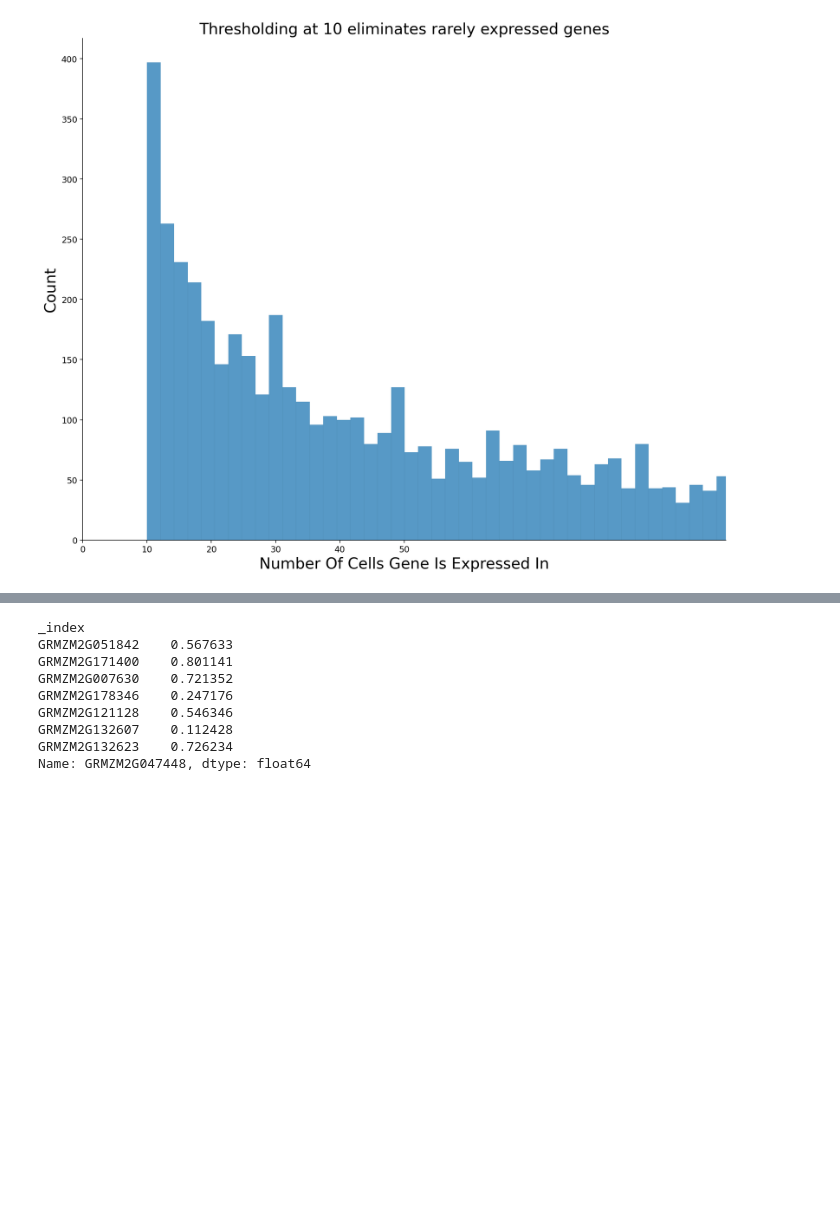
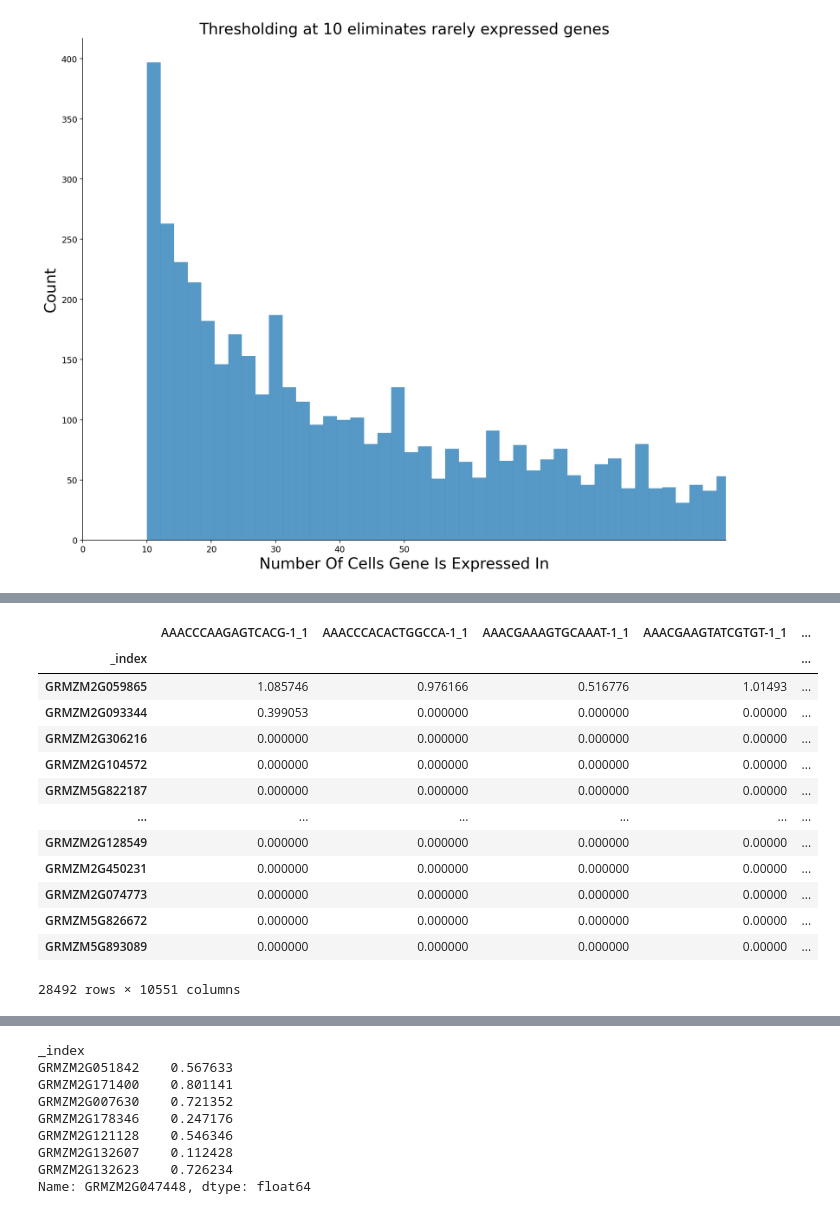
Before and after one commit to mikepassal/Jack_and_Dave_Maize_Meristem, a Jupyter notebook: attempting_to_fix_correlation_of_wuschel_cells.ipynb, the cells around one changed output, grey strips where cells are left out. Saved outputs shown, nothing was run; the diff lists cells and outputs as text; code cells hidden in the pictures; blank space fills up the shorter version.

```diff
--- a/attempting_to_fix_correlation_of_wuschel_cells.ipynb
+++ b/attempting_to_fix_correlation_of_wuschel_cells.ipynb
@@ -430,0 +515,17 @@ plt.yticks(fontsize = 11)
+# %%
+maize_single_cell_dense.T
+# %% [output]
+|  | AAACCCAAGAGTCACG-1_1 | AAACCCACACTGGCCA-1_1 | AAACGAAAGTGCAAAT-1_1 | AAACGAAGTATCGTGT-1_1 | ... |
+| _index |  |  |  |  | ... |
+| GRMZM2G059865 | 1.085746 | 0.976166 | 0.516776 | 1.01493 | ... |
+| GRMZM2G093344 | 0.399053 | 0.000000 | 0.000000 | 0.00000 | ... |
+| GRMZM2G306216 | 0.000000 | 0.000000 | 0.000000 | 0.00000 | ... |
+| GRMZM2G104572 | 0.000000 | 0.000000 | 0.000000 | 0.00000 | ... |
+| GRMZM5G822187 | 0.000000 | 0.000000 | 0.000000 | 0.00000 | ... |
+| ... | ... | ... | ... | ... | ... |
+| GRMZM2G128549 | 0.000000 | 0.000000 | 0.000000 | 0.00000 | ... |
+| GRMZM2G450231 | 0.000000 | 0.000000 | 0.000000 | 0.00000 | ... |
+| GRMZM2G074773 | 0.000000 | 0.000000 | 0.000000 | 0.00000 | ... |
+| GRMZM5G826672 | 0.000000 | 0.000000 | 0.000000 | 0.00000 | ... |
+| GRMZM5G893089 | 0.000000 | 0.000000 | 0.000000 | 0.00000 | ... |
+28492 rows × 10551 columns
```
Also changed, not shown: parts of 10 cells of this notebook.
